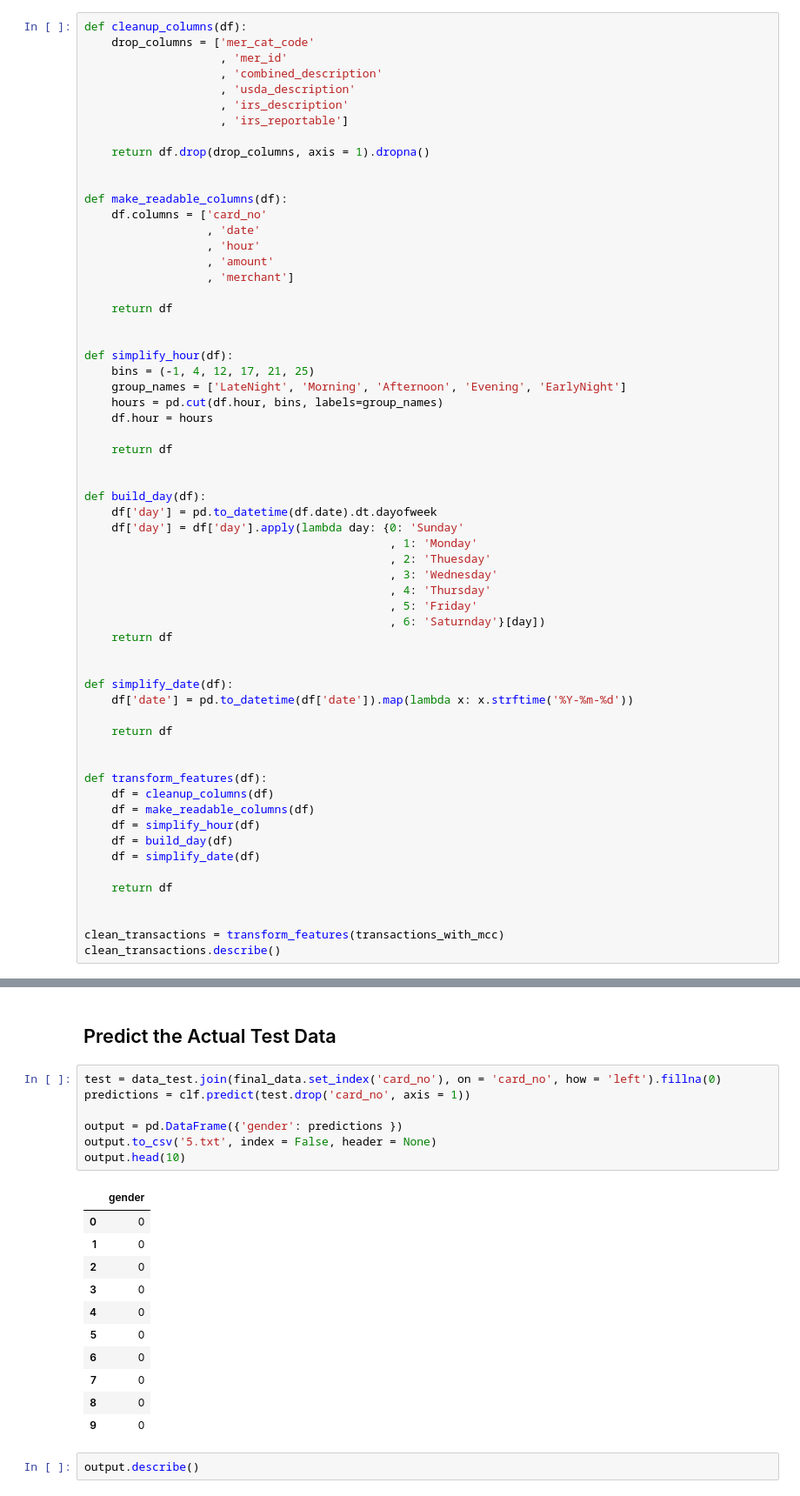
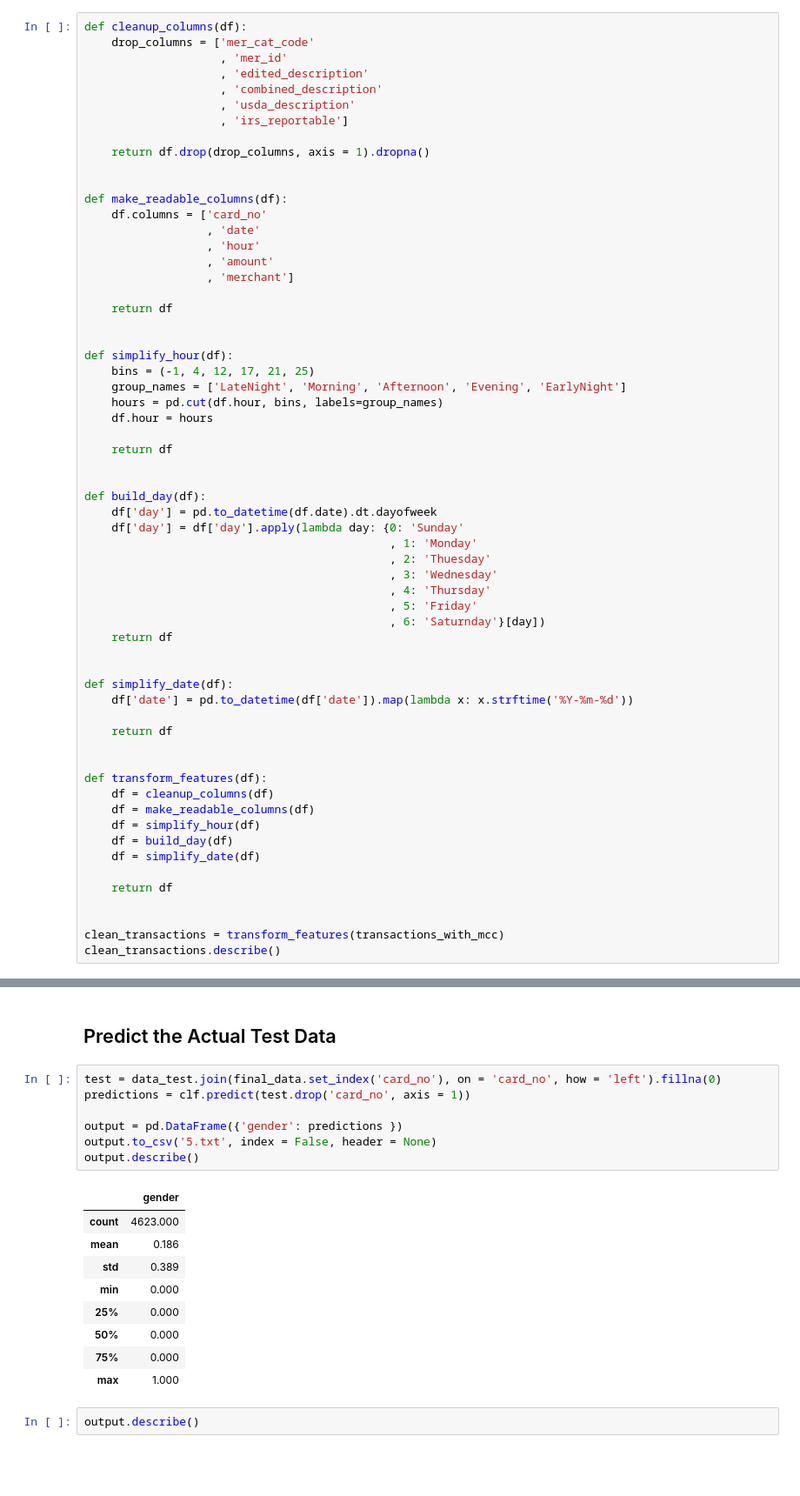
Before and after one commit to chawasit/Techjam-Data-Track-by-KBTG, a Jupyter notebook: 5/GenderPrediction-Ik.ipynb, the cells around one changed output, grey strips where cells are left out. Shown at 87% size. Cells and saved outputs as stored; diff of their text form; blank space fills up the shorter version.

```diff
--- a/5/GenderPrediction-Ik.ipynb
+++ b/5/GenderPrediction-Ik.ipynb
@@ -62,9 +59,9 @@ transactions_with_mcc.describe()
 def cleanup_columns(df):
     drop_columns = ['mer_cat_code'
                     , 'mer_id'
+                    , 'edited_description'
                     , 'combined_description'
                     , 'usda_description'
-                    , 'irs_description'
                     , 'irs_reportable']
 
     return df.drop(drop_columns, axis = 1).dropna()
@@ -361,21 +326,19 @@ clf = joblib.load('model_{}.pkl'.format(version_name))
 # %%
 test = data_test.join(final_data.set_index('card_no'), on = 'card_no', how = 'left').fillna(0)
 predictions = clf.predict(test.drop('card_no', axis = 1))
 
 output = pd.DataFrame({'gender': predictions })
 output.to_csv('5.txt', index = False, header = None)
-output.head(10)
+output.describe()
 # %% [output]
 |  | gender |
-| 0 | 0 |
-| 1 | 0 |
-| 2 | 0 |
-| 3 | 0 |
-| 4 | 0 |
-| 5 | 0 |
-| 6 | 0 |
-| 7 | 0 |
-| 8 | 0 |
-| 9 | 0 |
+| count | 4623.000 |
+| mean | 0.186 |
+| std | 0.389 |
+| min | 0.000 |
+| 25% | 0.000 |
+| 50% | 0.000 |
+| 75% | 0.000 |
+| max | 1.000 |
 # %%
 output.describe()
```
Also changed, not shown: parts of 11 cells of this notebook, 4 other files.
